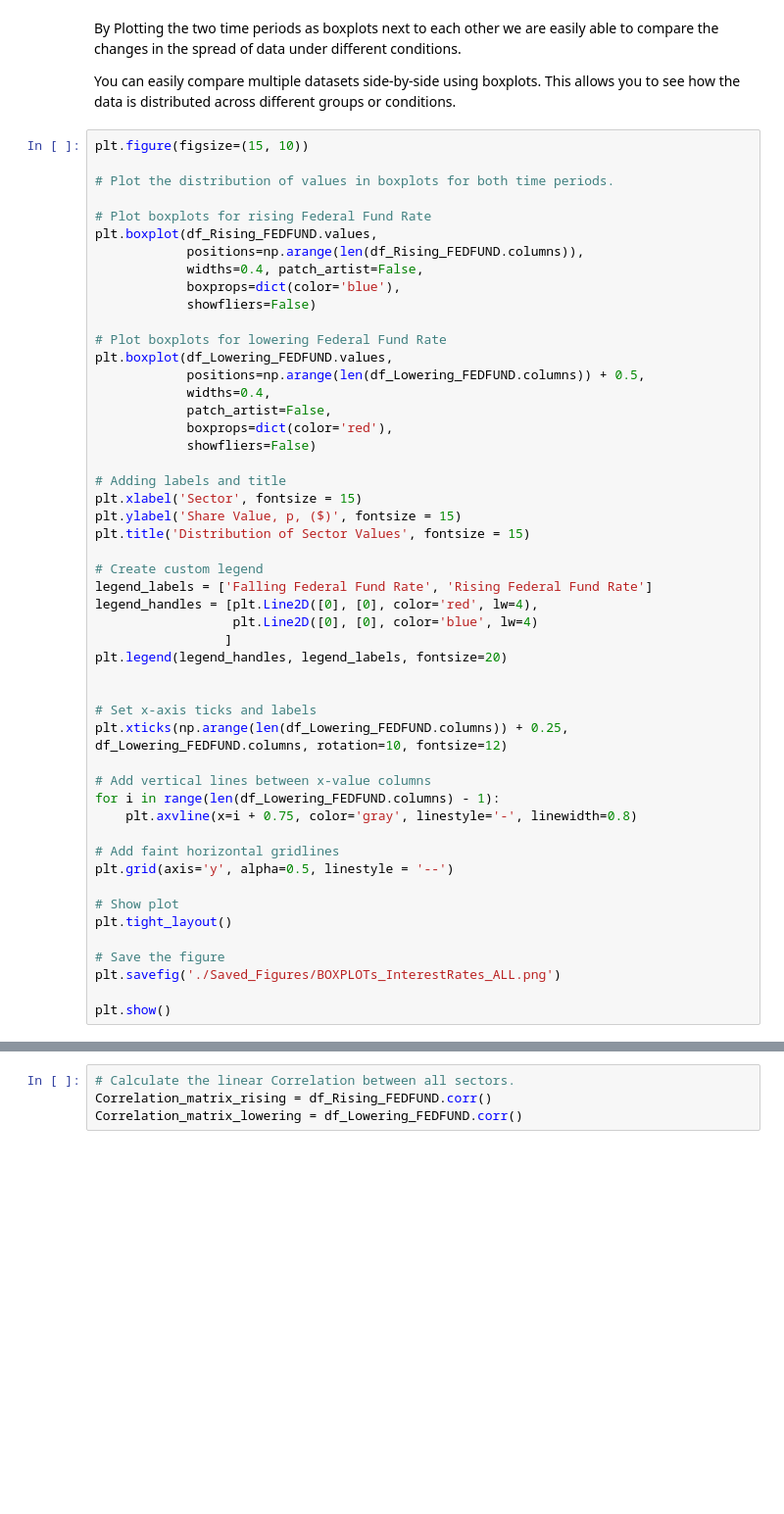
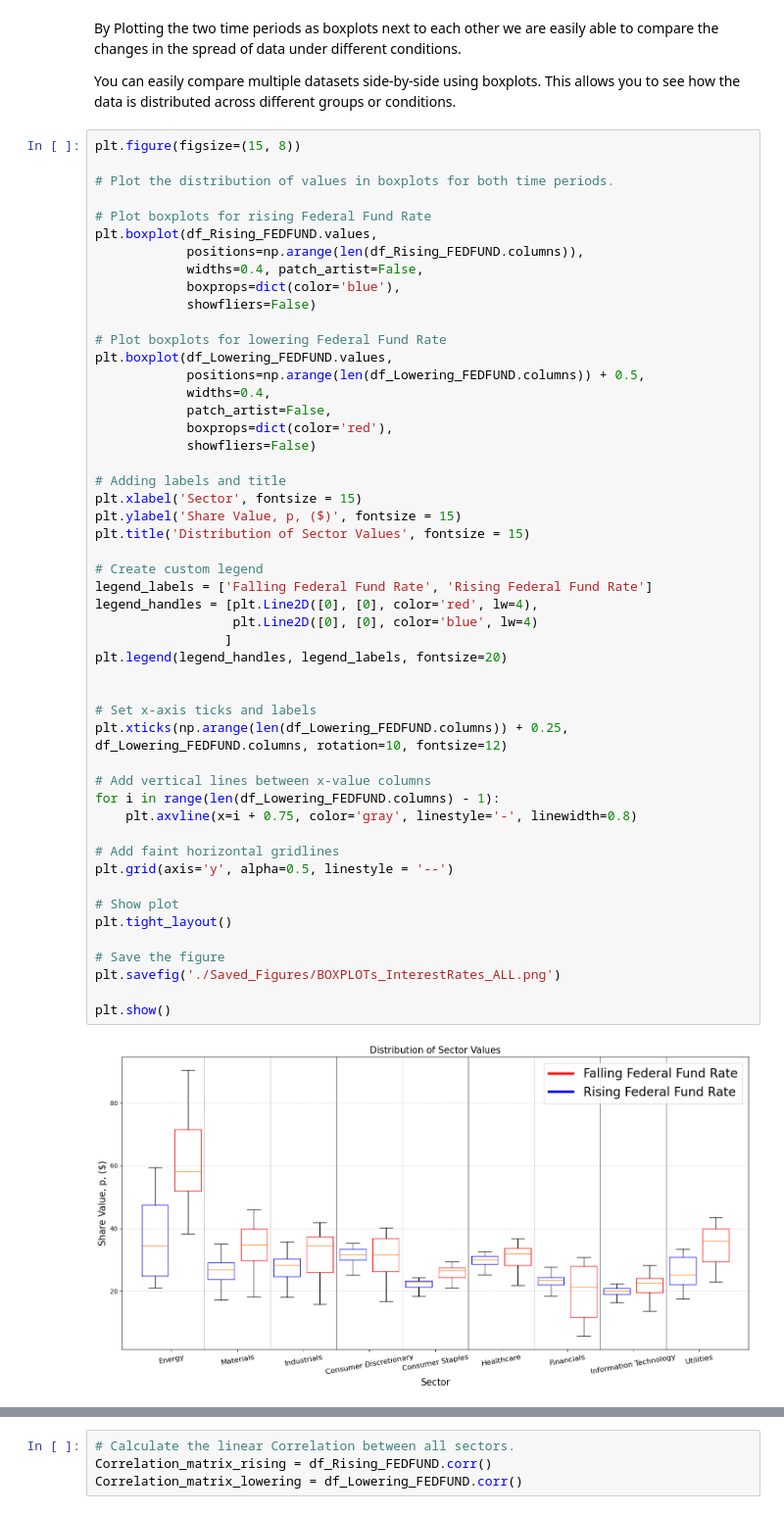
Before and after one commit to RealFakeDoor/Project-one, a Jupyter notebook: Main.ipynb, the cells around one changed output, grey strips where cells are left out. Shown at 98% size. Drawn from its saved outputs; the diff is of its cells as text; blank space fills up the shorter version.

```diff
--- a/Main.ipynb
+++ b/Main.ipynb
@@ -266,7 +269,7 @@ By Plotting the two time periods as boxplots next to each other we are easily ab
 You can easily compare multiple datasets side-by-side using boxplots.
 This allows you to see how the data is distributed across different groups or conditions.
 # %%
-plt.figure(figsize=(15, 10))
+plt.figure(figsize=(15, 8))
 
 # Plot the distribution of values in boxplots for both time periods.
 
@@ -288,33 +291,35 @@ plt.boxplot(df_Lowering_FEDFUND.values,
 # Adding labels and title
 plt.xlabel('Sector', fontsize = 15)
 plt.ylabel('Share Value, p, ($)', fontsize = 15)
 plt.title('Distribution of Sector Values', fontsize = 15)
 
 # Create custom legend
 legend_labels = ['Falling Federal Fund Rate', 'Rising Federal Fund Rate']
 legend_handles = [plt.Line2D([0], [0], color='red', lw=4),
                   plt.Line2D([0], [0], color='blue', lw=4)
                  ]
 plt.legend(legend_handles, legend_labels, fontsize=20)
 
 
 # Set x-axis ticks and labels
 plt.xticks(np.arange(len(df_Lowering_FEDFUND.columns)) + 0.25, df_Lowering_FEDFUND.columns, rotation=10, fontsize=12)
 
 # Add vertical lines between x-value columns
 for i in range(len(df_Lowering_FEDFUND.columns) - 1):
     plt.axvline(x=i + 0.75, color='gray', linestyle='-', linewidth=0.8)
 
 # Add faint horizontal gridlines
 plt.grid(axis='y', alpha=0.5, linestyle = '--')
 
 # Show plot
 plt.tight_layout()
 
 # Save the figure
 plt.savefig('./Saved_Figures/BOXPLOTs_InterestRates_ALL.png')
 
 plt.show()
+# %% [output]
+[figure, added]
 # %%
 # THe following Code calculate the summary statistics of the data and plots them as Bar Graphs for an easy visual comparison.
 
```
Also changed, not shown: parts of 5 cells of this notebook, 6 other files.
